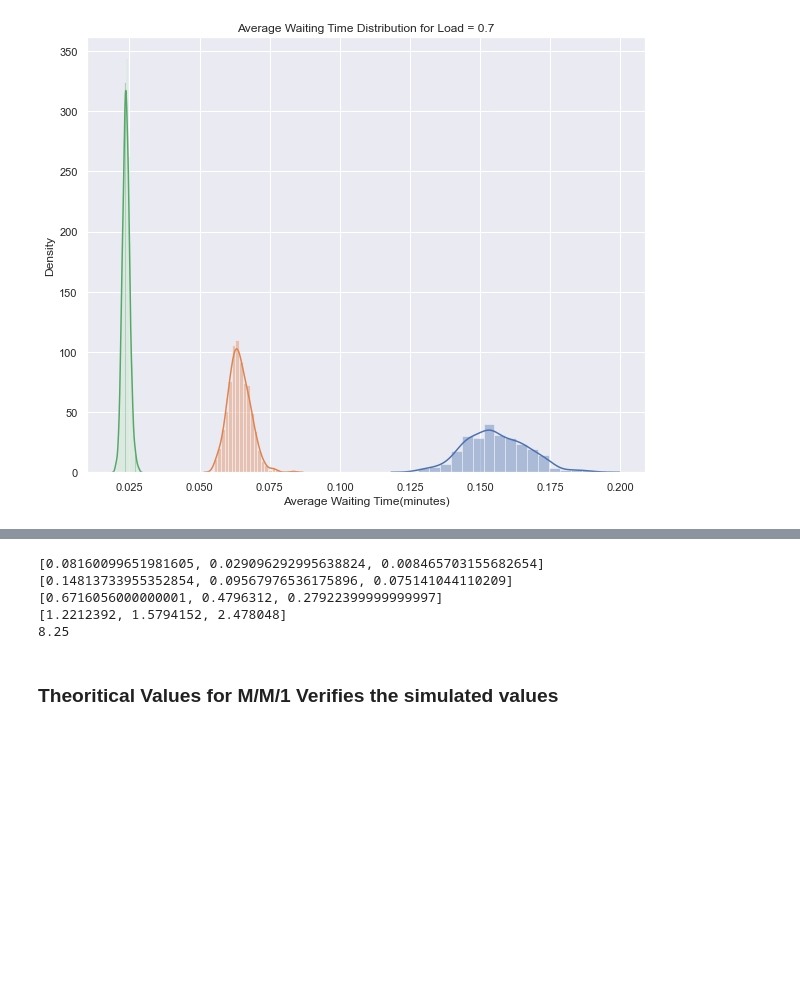
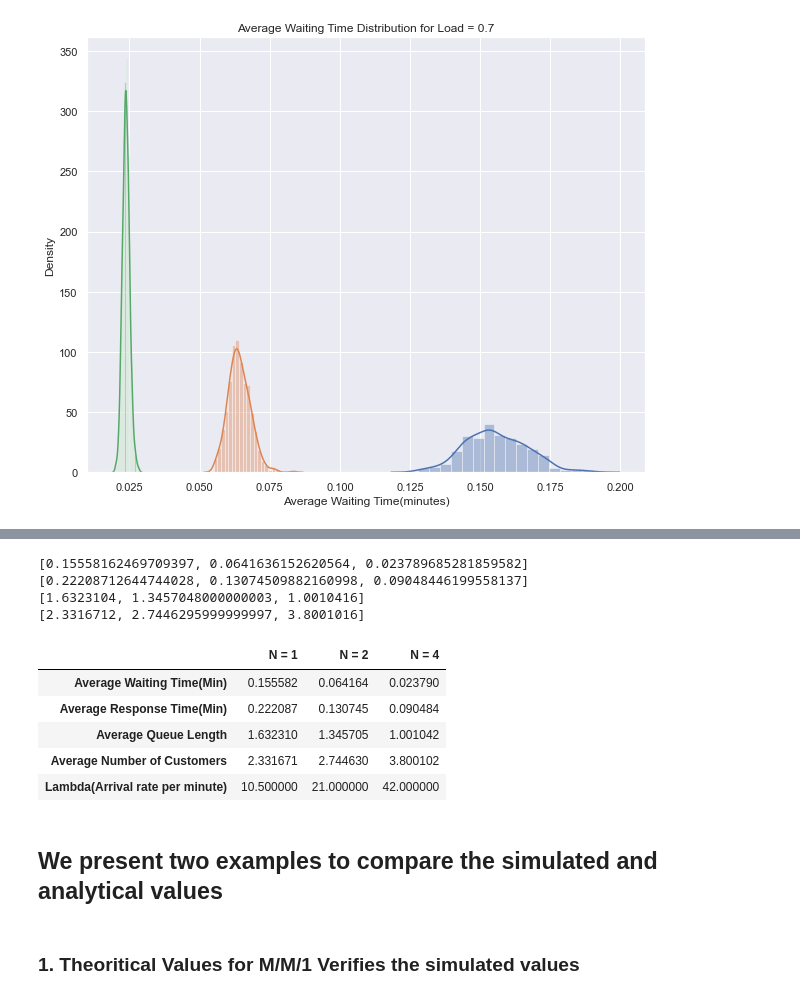
Before and after one commit to MbBrainz/StochasticSimulation-group19, a Jupyter notebook: Assignment2/Exponential_FIFO.ipynb, the cells around one changed output, grey strips where cells are left out. Saved outputs shown, nothing was run; the diff lists cells and outputs as text; code cells hidden in the pictures; blank space fills up the shorter version.

```diff
--- a/Assignment2/Exponential_FIFO.ipynb
+++ b/Assignment2/Exponential_FIFO.ipynb
@@ -438,16 +528,56 @@ for j in data_range:
-# %%
-
-print(avg_wait_time)
-print(avg_response_time)
-print(avg_queue)
-print(avg_customers)
-print(calculate_lambda(0.55,1))
-# %% [output]
-[0.08160099651981605, 0.029096292995638824, 0.008465703155682654]
-[0.14813733955352854, 0.09567976536175896, 0.075141044110209]
-[0.6716056000000001, 0.4796312, 0.27922399999999997]
-[1.2212392, 1.5794152, 2.478048]
-8.25
+# %%
+# Rho - 0.7, mu=15
+
+# Lambda values
+# Lambda = rho*num_server*mu
+rho = 0.7
+mu = 15
+lambd = []
+num_servers = [1,2,4]
+
+for server in num_servers:
+    lambd.append(rho*server*mu)
+
+avg_queue = []
+avg_wait_time = []
+avg_customers = []
+avg_response_time = []
+
+data_range = [6,7,8]
+
+for j in data_range:
+
+    temp = data_read[j][:]
+    avg_wait_time.append(np.mean(temp[0]))
+    avg_response_time.append(np.mean(temp[1]))
+    avg_queue.append(np.mean(temp[2]))
+    avg_customers.append(np.mean(temp[3]))
+
+df = pd.DataFrame([avg_wait_time, avg_response_time,avg_queue,avg_customers,lambd])
+print(avg_wait_time)
+print(avg_response_time)
+print(avg_queue)
+print(avg_customers)
+
+df.columns =['N = 1', 'N = 2','N = 4']
+df.index = ['Average Waiting Time(Min)', 'Average Response Time(Min)', 'Average Queue Length', 'Average Number of Customers','Lambda(Arrival rate per minute)']
+
+# Change the row indexes
+
+df.head()
+# %% [output]
+[0.15558162469709397, 0.0641636152620564, 0.023789685281859582]
+[0.22208712644744028, 0.13074509882160998, 0.09048446199558137]
+[1.6323104, 1.3457048000000003, 1.0010416]
+[2.3316712, 2.7446295999999997, 3.8001016]
+|  | N = 1 | N = 2 | N = 4 |
+| Average Waiting Time(Min) | 0.155582 | 0.064164 | 0.023790 |
+| Average Response Time(Min) | 0.222087 | 0.130745 | 0.090484 |
+| Average Queue Length | 1.632310 | 1.345705 | 1.001042 |
+| Average Number of Customers | 2.331671 | 2.744630 | 3.800102 |
+| Lambda(Arrival rate per minute) | 10.500000 | 21.000000 | 42.000000 |
+# %% [markdown]
+## We present two examples to compare the simulated and analytical values
 # %% [markdown]
-### Theoritical Values for M/M/1 Verifies the simulated values
+### 1. Theoritical Values for M/M/1 Verifies the simulated values
 # %%
```
Also changed, not shown: parts of 32 cells of this notebook.
